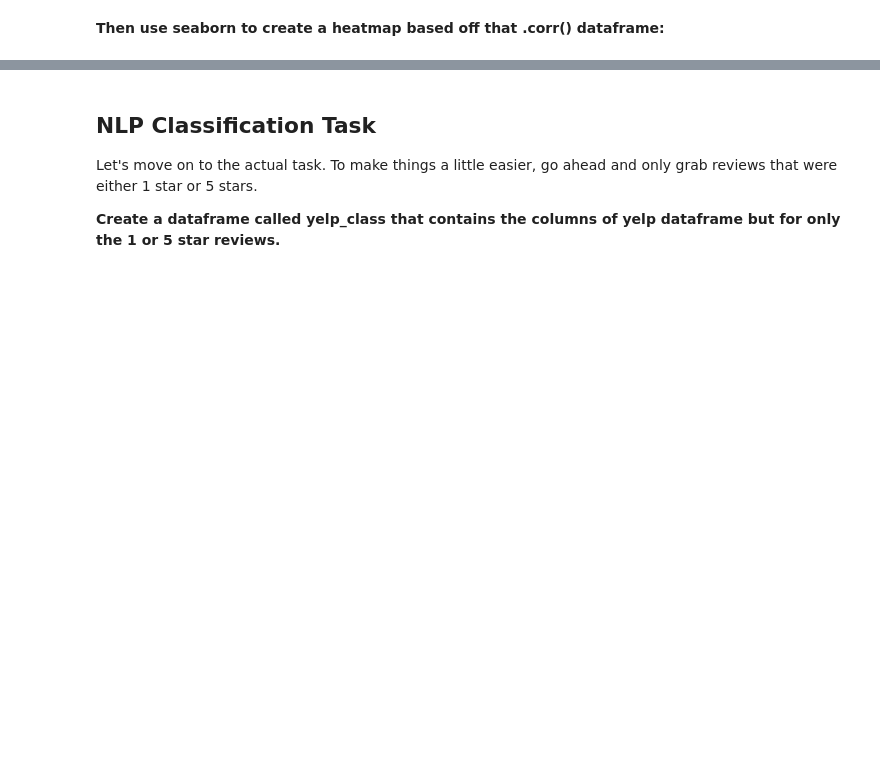
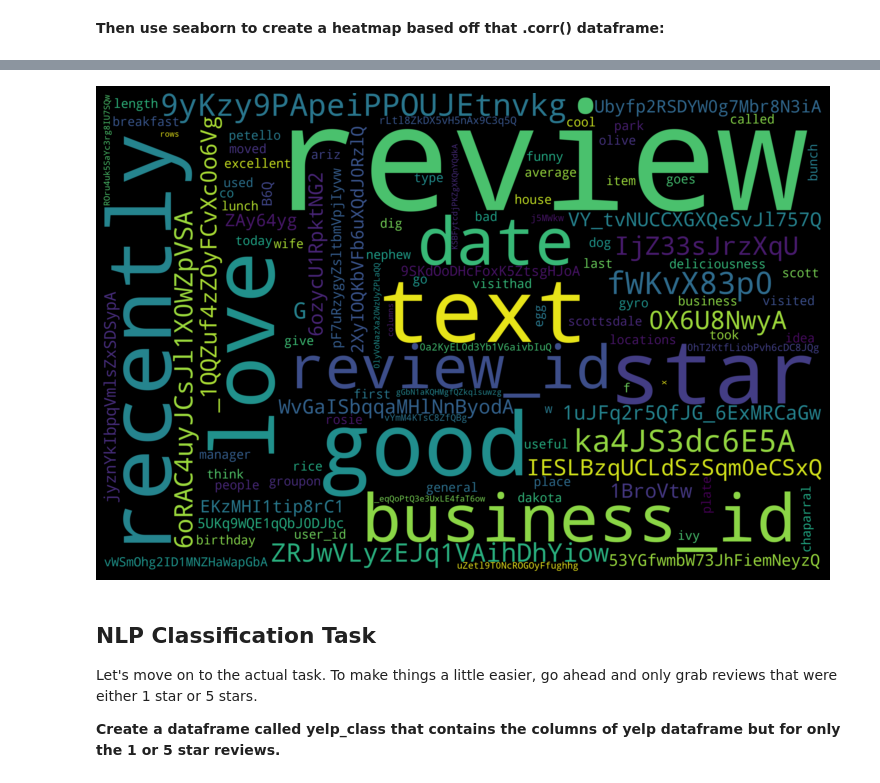
Before and after one commit to Dwisha-03/Yelp-Business-Review-prediction---NLP-Project, a Jupyter notebook: NLP Project - Yelp Reviews.ipynb, the cells around one changed output, grey strips where cells are left out. Drawn from its saved outputs; the diff is of its cells as text; code cells hidden in the pictures; blank space fills up the shorter version.

```diff
--- a/NLP Project - Yelp Reviews.ipynb
+++ b/NLP Project - Yelp Reviews.ipynb
@@ -137,3 +164,34 @@ sns.heatmap(stars.corr(),cmap='coolwarm',annot=True)
+# %%
+def remove_punc_stopword(text):
+    """
+    Takes in a string of text, then performs the following:
+    1. Remove all punctuation
+    2. Remove all stopwords
+    3. Returns a list of the cleaned text
+    """
+    remove_punc = [word for word in text if word not in string.punctuation]
+    remove_punc = ''.join(remove_punc)
+    return [word.lower() for word in remove_punc.split() if word.lower() not in stopwords.words('english')]
+# %%
+yelp['text'] = yelp['text'].apply(remove_punc_stopword)
+# %%
+yelp['text'] = yelp['text'].values
+
+wordcloud = WordCloud(
+    width = 3000,
+    height = 2000,
+    background_color = 'black',
+    stopwords = STOPWORDS).generate(str(yelp))
+
+fig = plt.figure(
+    figsize = (10, 7),
+    facecolor = 'k',
+    edgecolor = 'k')
+plt.imshow(wordcloud, interpolation = 'bilinear')
+plt.axis('off')
+plt.tight_layout(pad=0)
+# %% [output]
+[figure, added]
 # %% [markdown]
 ## NLP Classification Task
 
```
Also changed, not shown: parts of 36 cells of this notebook.
